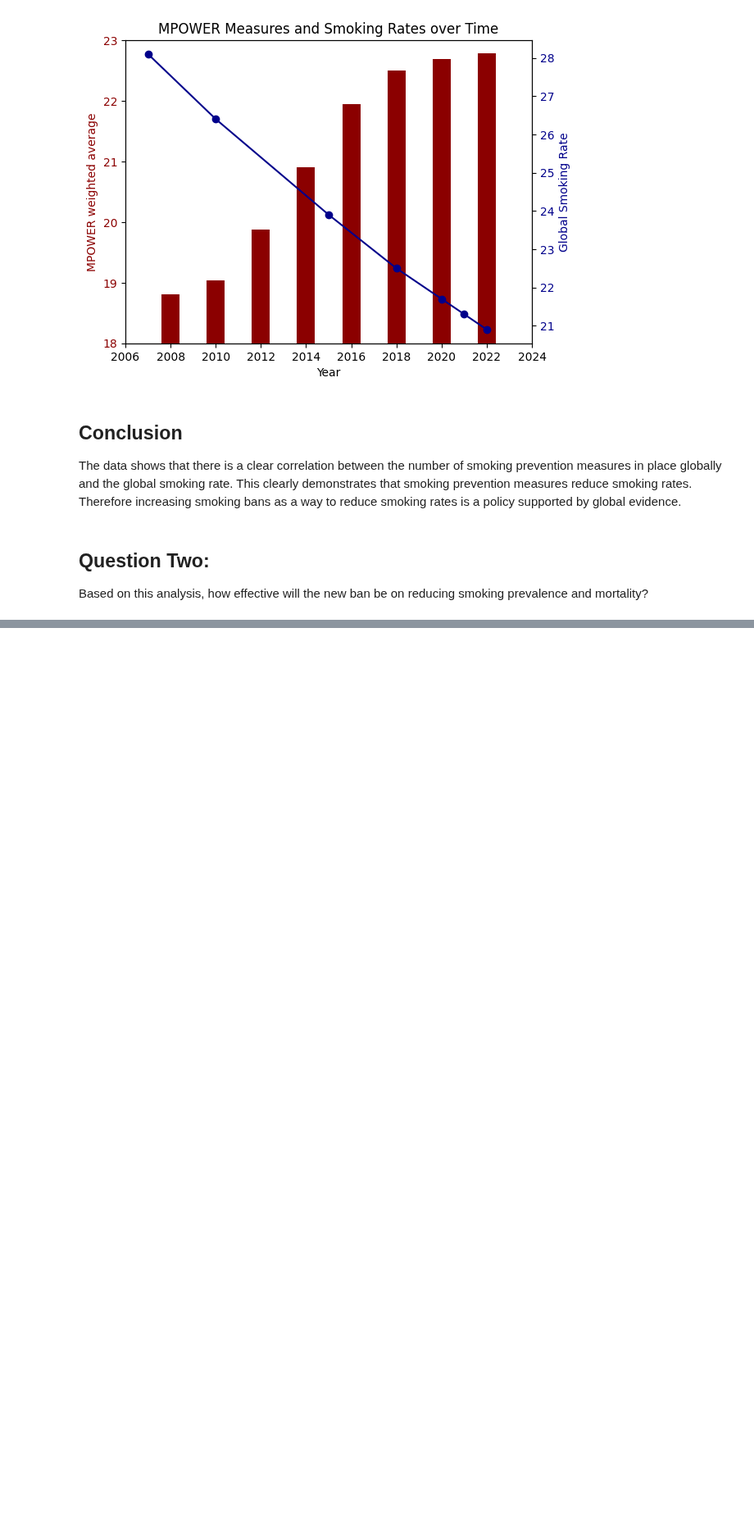
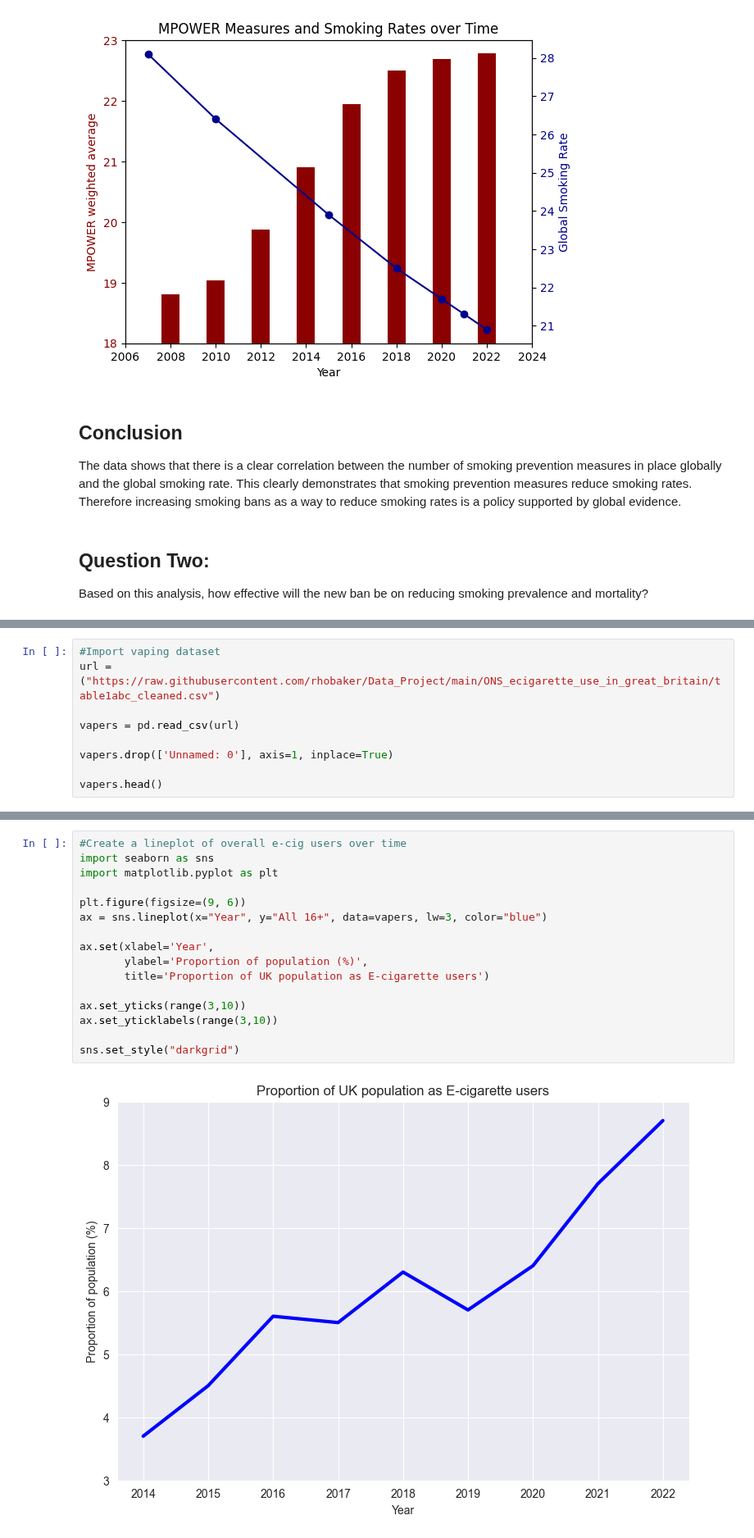
Before and after one commit to rhobaker/Data_Project, a Jupyter notebook: Main Jupyter workbook.ipynb, the cells around one changed output, grey strips where cells are left out. Shown at 82% size. Drawn from its saved outputs; the diff is of its cells as text; blank space fills up the shorter version.

```diff
--- a/Main Jupyter workbook.ipynb
+++ b/Main Jupyter workbook.ipynb
@@ -381,0 +392,9 @@ Based on this analysis, how effective will the new ban be on reducing smoking pr
+# %%
+#Import vaping dataset
+url = ("https://raw.githubusercontent.com/rhobaker/Data_Project/main/ONS_ecigarette_use_in_great_britain/table1abc_cleaned.csv")
+
+vapers = pd.read_csv(url)
+
+vapers.drop(['Unnamed: 0'], axis=1, inplace=True)
+
+vapers.head()
@@ -381,0 +408,18 @@ Based on this analysis, how effective will the new ban be on reducing smoking pr
+# %%
+#Create a lineplot of overall e-cig users over time
+import seaborn as sns
+import matplotlib.pyplot as plt
+
+plt.figure(figsize=(9, 6))
+ax = sns.lineplot(x="Year", y="All 16+", data=vapers, lw=3, color="blue")
+
+ax.set(xlabel='Year',
+       ylabel='Proportion of population (%)',
+       title='Proportion of UK population as E-cigarette users')
+
+ax.set_yticks(range(3,10))
+ax.set_yticklabels(range(3,10))
+
+sns.set_style("darkgrid")
+# %% [output]
+[figure, added]
```
Also changed, not shown: parts of 31 cells of this notebook.
